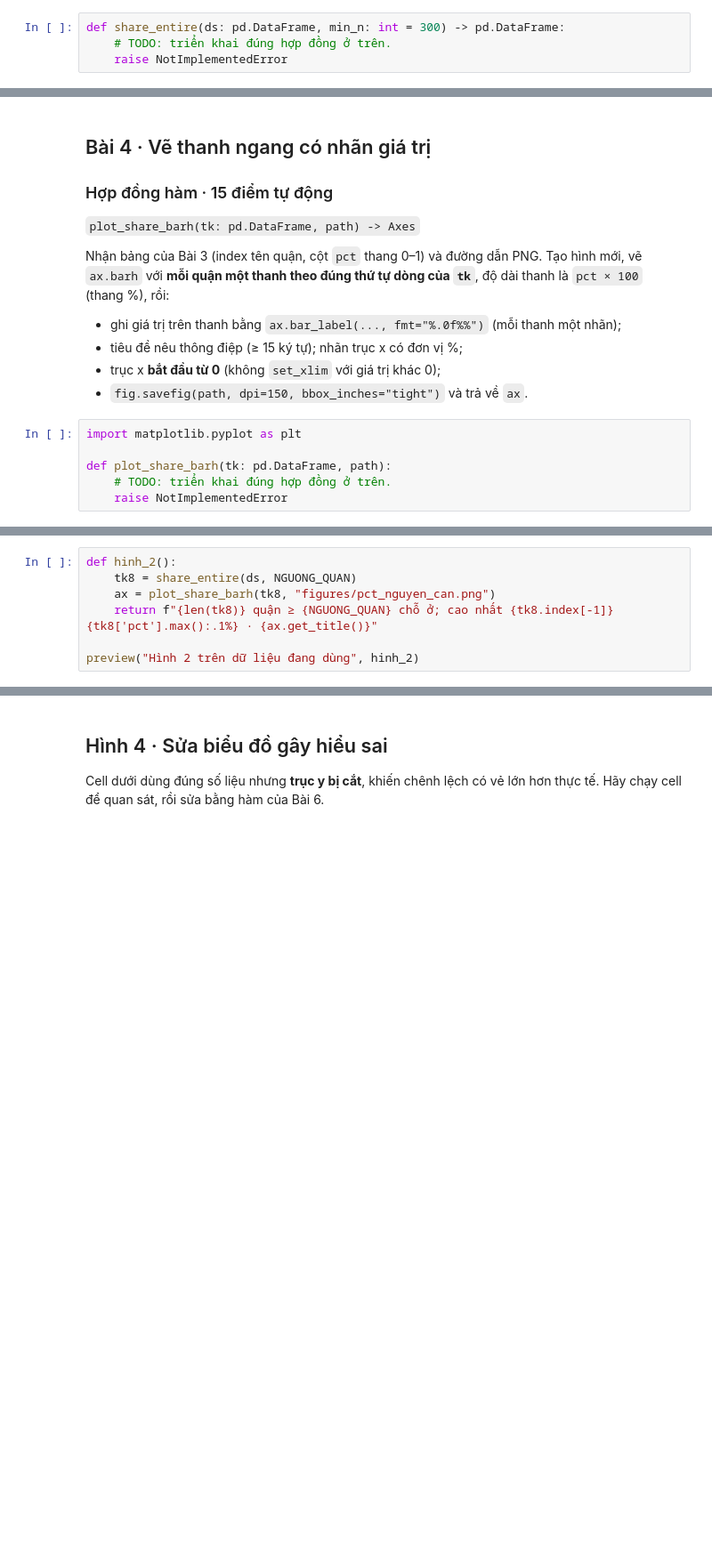
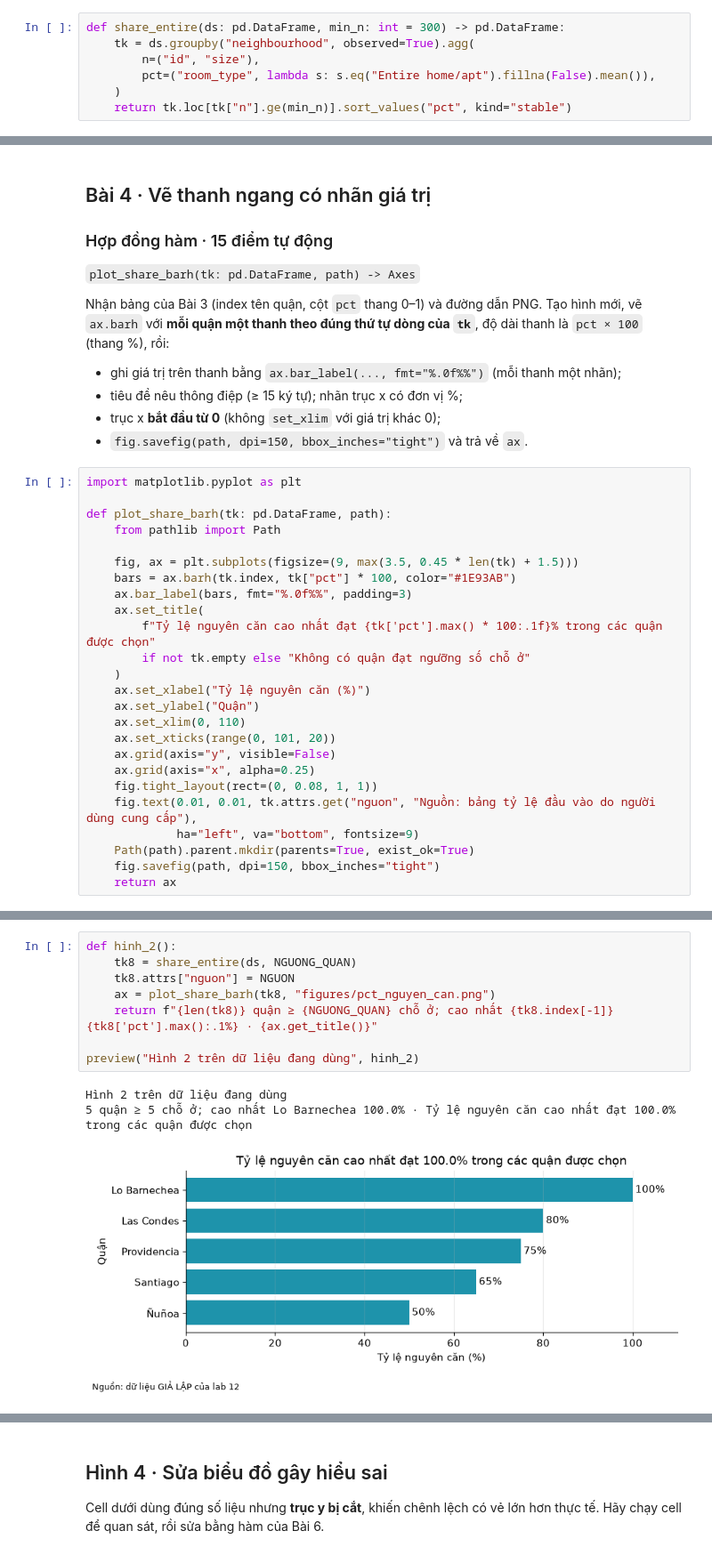
Before and after one commit to uet-iai-notebook-labs-2026/DSE2049_3_25022763, a Jupyter notebook: lab-12.ipynb, the cells around one changed output, grey strips where cells are left out. Shown at 89% size. Cells and saved outputs as stored; diff of their text form; blank space fills up the shorter version.

```diff
--- a/lab-12.ipynb
+++ b/lab-12.ipynb
@@ -223,8 +253,11 @@ Trả DataFrame index là tên quận, đúng hai cột `n`, `pct`. Không thêm
 Đối chiếu snapshot: 8 quận; cao nhất **89,9%** (Lo Barnechea).
 # %%
 def share_entire(ds: pd.DataFrame, min_n: int = 300) -> pd.DataFrame:
-    # TODO: triển khai đúng hợp đồng ở trên.
-    raise NotImplementedError
+    tk = ds.groupby("neighbourhood", observed=True).agg(
+        n=("id", "size"),
+        pct=("room_type", lambda s: s.eq("Entire home/apt").fillna(False).mean()),
+    )
+    return tk.loc[tk["n"].ge(min_n)].sort_values("pct", kind="stable")
 # %%
 def check_q3():
     tk = share_entire(DEMO_DS, 5)
@@ -253,8 +288,27 @@ Nhận bảng của Bài 3 (index tên quận, cột `pct` thang 0–1) và đư
 import matplotlib.pyplot as plt
 
 def plot_share_barh(tk: pd.DataFrame, path):
-    # TODO: triển khai đúng hợp đồng ở trên.
-    raise NotImplementedError
+    from pathlib import Path
+
+    fig, ax = plt.subplots(figsize=(9, max(3.5, 0.45 * len(tk) + 1.5)))
+    bars = ax.barh(tk.index, tk["pct"] * 100, color="#1E93AB")
+    ax.bar_label(bars, fmt="%.0f%%", padding=3)
+    ax.set_title(
+        f"Tỷ lệ nguyên căn cao nhất đạt {tk['pct'].max() * 100:.1f}% trong các quận được chọn"
+        if not tk.empty else "Không có quận đạt ngưỡng số chỗ ở"
+    )
+    ax.set_xlabel("Tỷ lệ nguyên căn (%)")
+    ax.set_ylabel("Quận")
+    ax.set_xlim(0, 110)
+    ax.set_xticks(range(0, 101, 20))
+    ax.grid(axis="y", visible=False)
+    ax.grid(axis="x", alpha=0.25)
+    fig.tight_layout(rect=(0, 0.08, 1, 1))
+    fig.text(0.01, 0.01, tk.attrs.get("nguon", "Nguồn: bảng tỷ lệ đầu vào do người dùng cung cấp"),
+             ha="left", va="bottom", fontsize=9)
+    Path(path).parent.mkdir(parents=True, exist_ok=True)
+    fig.savefig(path, dpi=150, bbox_inches="tight")
+    return ax
 # %%
 def check_q4():
     import tempfile
@@ -273,10 +330,15 @@ public_check("Q4 · ví dụ công khai", check_q4)
 # %%
 def hinh_2():
     tk8 = share_entire(ds, NGUONG_QUAN)
+    tk8.attrs["nguon"] = NGUON
     ax = plot_share_barh(tk8, "figures/pct_nguyen_can.png")
     return f"{len(tk8)} quận ≥ {NGUONG_QUAN} chỗ ở; cao nhất {tk8.index[-1]} {tk8['pct'].max():.1%} · {ax.get_title()}"
 
 preview("Hình 2 trên dữ liệu đang dùng", hinh_2)
+# %% [output]
+Hình 2 trên dữ liệu đang dùng
+5 quận ≥ 5 chỗ ở; cao nhất Lo Barnechea 100.0% · Tỷ lệ nguyên căn cao nhất đạt 100.0% trong các quận được chọn
+[figure, added]
 # %% [markdown]
 ## Hình 3 · Histogram — phân phối hai đỉnh
 
```
Also changed, not shown: parts of 22 cells of this notebook, 12 other files.
